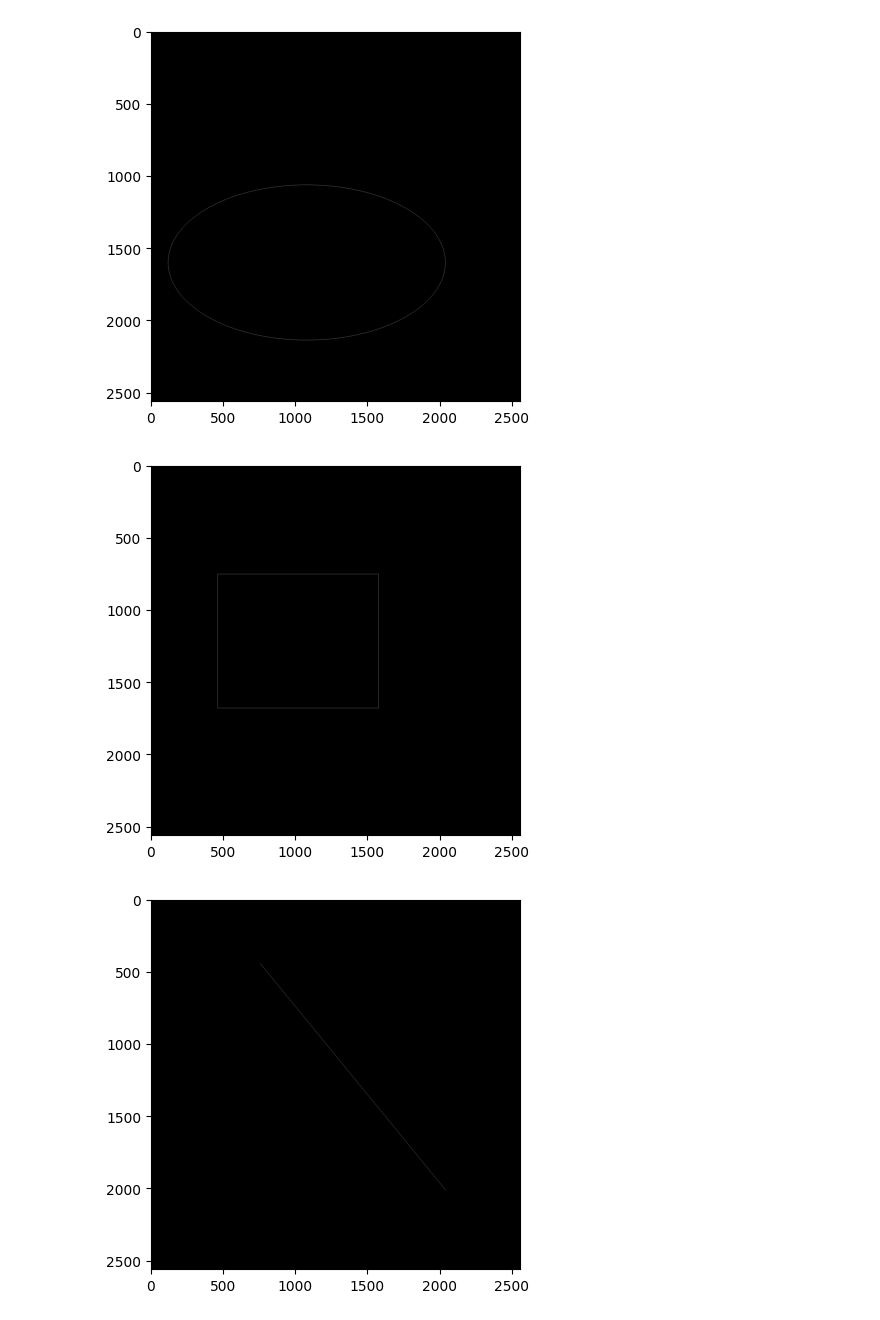
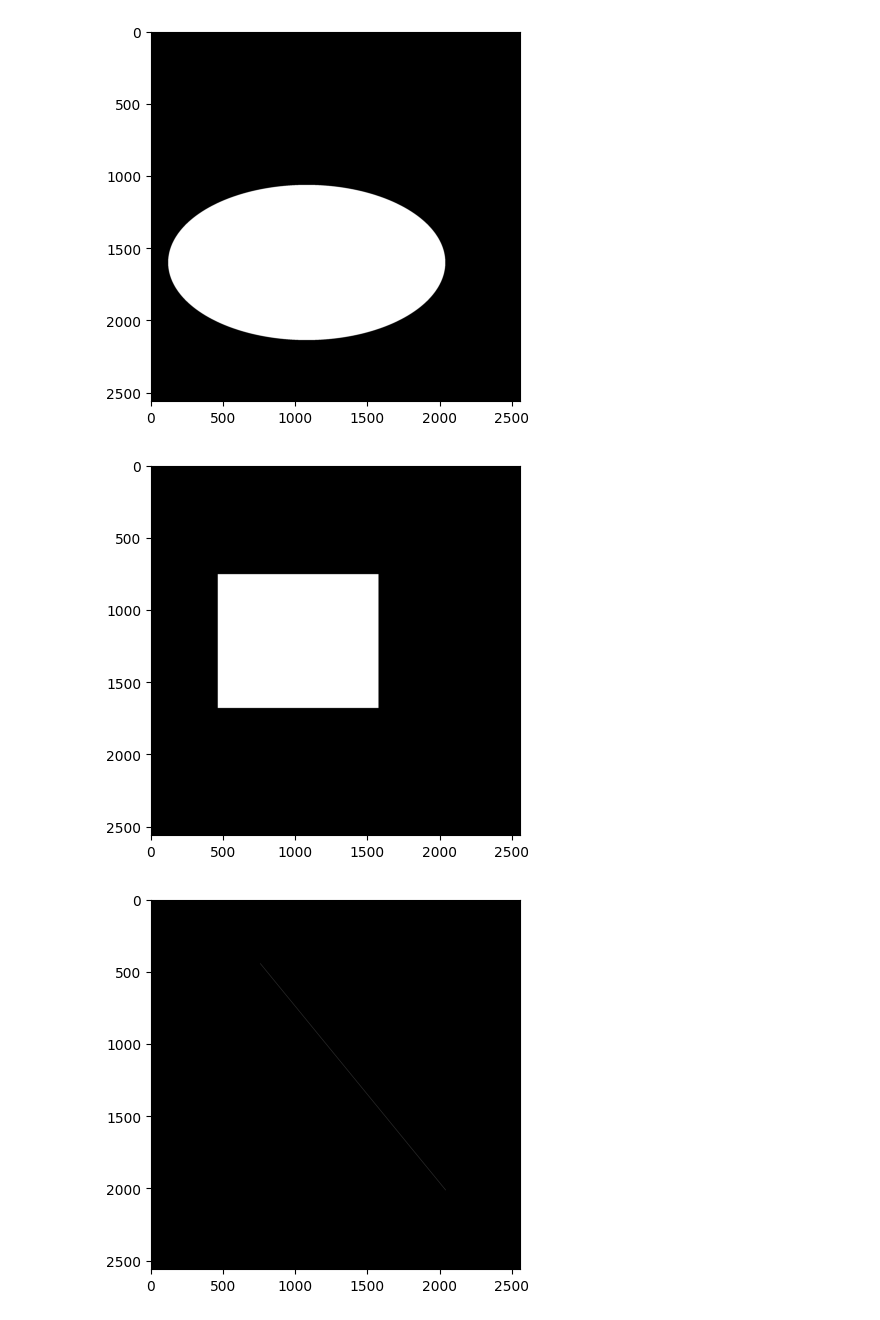
Before and after one commit to mlexchange/mlex_highres_segmentation, a Jupyter notebook: mask_playground.ipynb, the cells around one changed output. Saved outputs shown, nothing was run; the diff lists cells and outputs as text; code cells hidden in the pictures.

```diff
--- a/mask_playground.ipynb
+++ b/mask_playground.ipynb
@@ -3,7 +3,7 @@ import numpy as np
 from skimage import draw
 import math
 
-def ellipse_to_numpy(svg_data, image_width, image_height, mask_class):
+def ellipse_to_array(svg_data, image_width, image_height, mask_class):
     x0 = svg_data['x0']
     y0 = svg_data['y0']
     x1 = svg_data['x1']
@@ -29,42 +29,43 @@ def ellipse_to_numpy(svg_data, image_width, image_height, mask_class):
     r, cx, cy, r_radius, c_radius = int(r), cx, cy, int(r_radius), int(c_radius)
 
     # Scale the radius if needed to fit within the image bounds
     max_radius = min(cx, cy, image_width - cx, image_height - cy)
     r_radius = min(r_radius, max_radius)
     c_radius = min(c_radius, max_radius)
 
     # Create the image and draw the circle
-    mask = np.zeros((image_width, image_height))-1
-    rr, cc = draw.ellipse_perimeter(cy, cx, r_radius, c_radius)
+    mask = np.zeros((image_width, image_height), dtype=np.uint8)
+    rr, cc = draw.ellipse(cy, cx, r_radius, c_radius)
 
     # Ensure indices are within valid image bounds
     rr = np.clip(rr, 0, image_height-1)
     cc = np.clip(cc, 0, image_width-1)
 
     mask[rr, cc] = mask_class
     return mask
 
 svg_data = {
     'x0': 1077.399659846864,
     'y0': 1601.2293663808737,
     'x1': 540.1809853144262,
     'y1': 24.60934329654583
 }
 image_width, image_height = 2560, 2560
 mask_class = 1
 
-mask = ellipse_to_numpy(svg_data, image_width, image_height, mask_class)
+mask = ellipse_to_array(svg_data, image_width, image_height, mask_class)
 
+# Display the image
 import matplotlib.pyplot as plt
 plt.imshow(mask, cmap='gray')
 plt.show()
 # %% [output]
-[figure, old version]
+[figure, new version]
 # %%
 import numpy as np
 from skimage import draw
 
-def rectangle_to_numpy(svg_data, image_width, image_height, svg_class):
+def rectangle_to_array(svg_data, image_width, image_height, mask_class):
     x0 = svg_data['x0']
     y0 = svg_data['y0']
     x1 = svg_data['x1']
@@ -76,10 +77,15 @@ def rectangle_to_numpy(svg_data, image_width, image_height, svg_class):
     x1 = max(min(x1, image_width - 1), 0)
     y1 = max(min(y1, image_height - 1), 0)
 
-    # Draw the rectangle
-    mask = np.zeros((image_width, image_height))-1
-    rr, cc = draw.rectangle_perimeter(start=(y0, x0), end=(y1, x1), shape=mask.shape, clip=True)
-    mask[rr, cc] = svg_class
+    # # Draw the rectangle
+    mask = np.zeros((image_width, image_height), dtype=np.uint8)
+    rr, cc = draw.rectangle(start=(y0, x0), end=(y1, x1))
+
+    # Convert coordinates to integers
+    rr = np.round(rr).astype(int)
+    cc = np.round(cc).astype(int)
+
+    mask[rr, cc] = mask_class
     return mask
 
 svg_data = {
@@ -90,14 +96,16 @@ svg_data = {
 }
 image_width, image_height = 2560, 2560
 mask_class = 1
+sparse = False
 
-mask = rectangle_to_numpy(svg_data, image_width, image_height, mask_class)
+mask = rectangle_to_array(svg_data, image_width, image_height, mask_class)
 
+# Display the image
 import matplotlib.pyplot as plt
 plt.imshow(mask, cmap='gray')
 plt.show()
 # %% [output]
-[figure, old version]
+[figure, new version]
 # %%
 import numpy as np
 from skimage import draw
```
Also changed, not shown: parts of 6 cells of this notebook, 3 other files.
